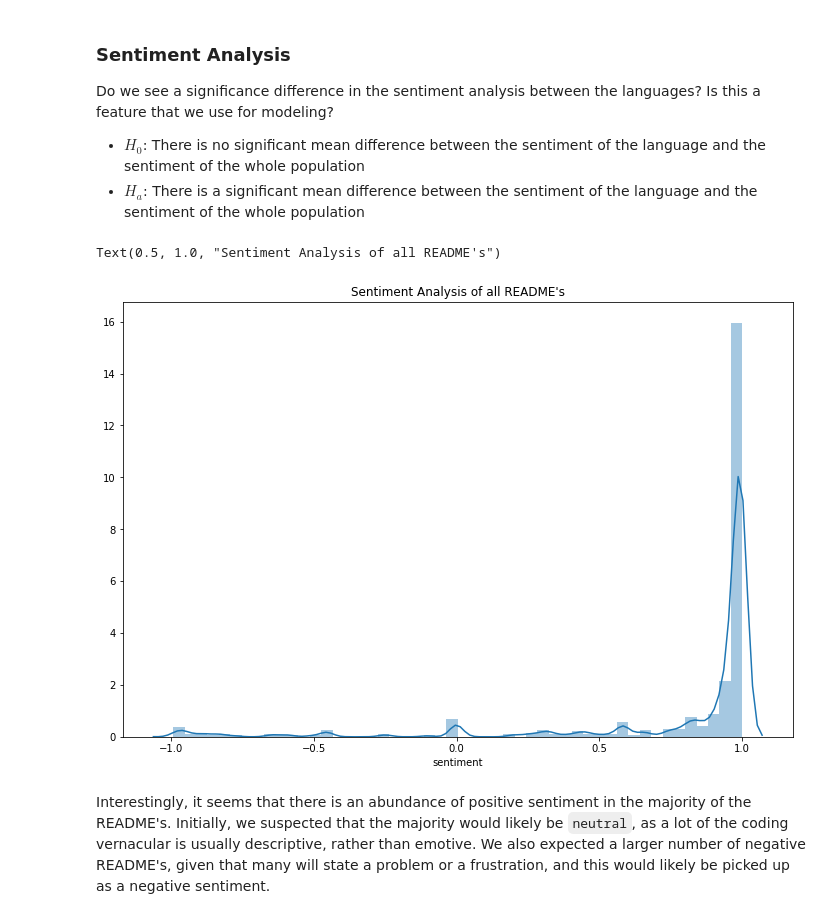
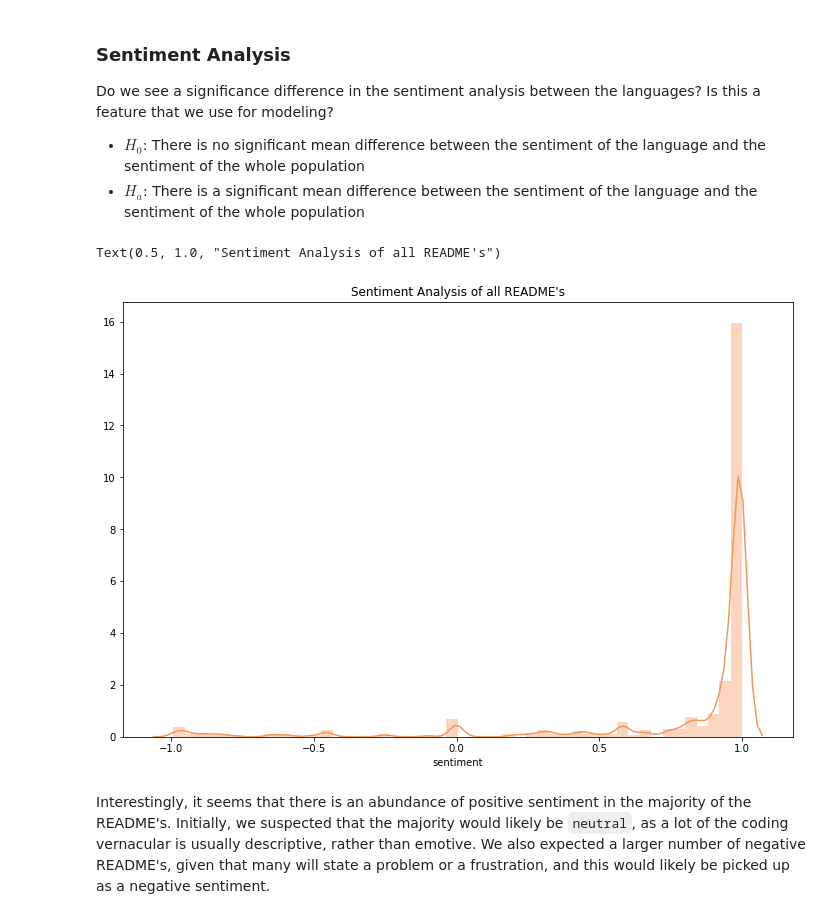
Before and after one commit to nlp-github-project/nlp-github-project, a Jupyter notebook: project_notebook.ipynb, the cells around one changed output. Saved outputs shown, nothing was run; the diff lists cells and outputs as text; code cells hidden in the pictures.

```diff
--- a/project_notebook.ipynb
+++ b/project_notebook.ipynb
@@ -468,11 +467,11 @@ sia = nltk.sentiment.SentimentIntensityAnalyzer()
 df["sentiment"] = df.clean_lemmatized.apply(lambda blog: sia.polarity_scores(blog)["compound"])
 # %%
 plt.figure(figsize=(12, 8))
-sns.distplot(df.sentiment)
+sns.distplot(df.sentiment, color = "#f7965cff")
 plt.title("Sentiment Analysis of all README's")
 # %% [output]
 Text(0.5, 1.0, "Sentiment Analysis of all README's")
-[figure, old version]
+[figure, new version]
 # %% [markdown]
 Interestingly, it seems that there is an abundance of positive sentiment in the majority of the README's. Initially, we suspected that the majority would likely be `neutral`, as a lot of the coding vernacular is usually descriptive, rather than emotive. We also expected a larger number of negative README's, given that many will state a problem or a frustration, and this would likely be picked up as a negative sentiment.
 # %%
```
Also changed, not shown: parts of 23 cells of this notebook.
